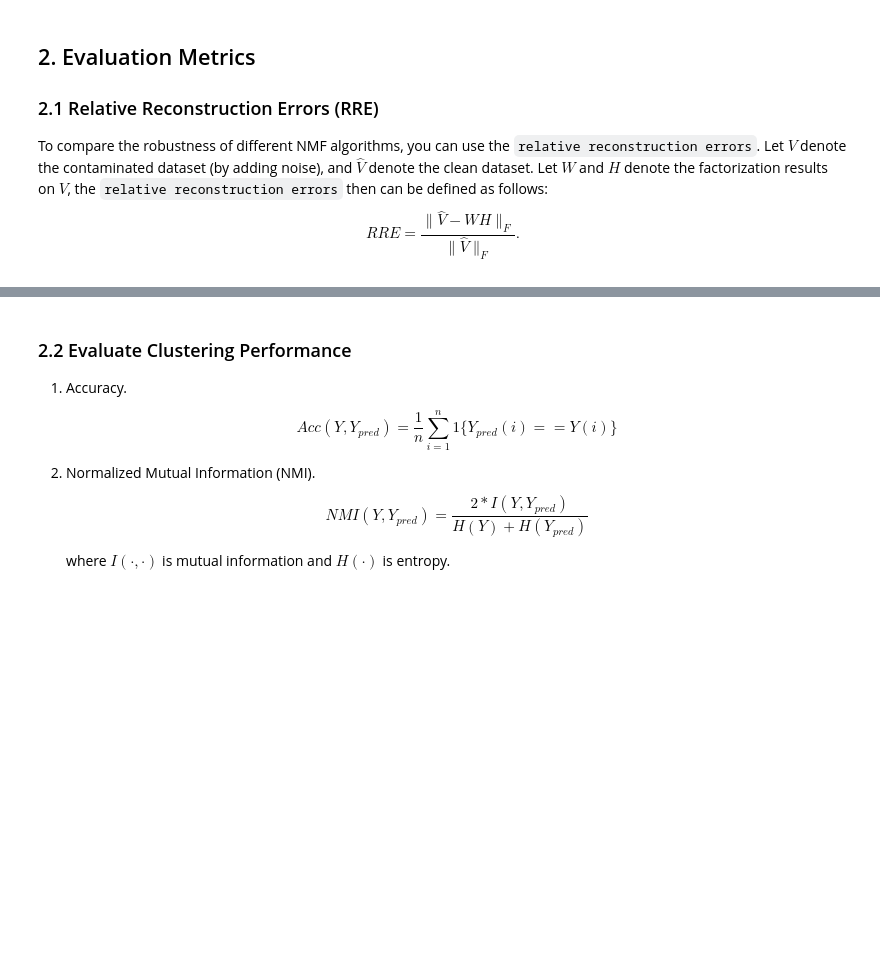
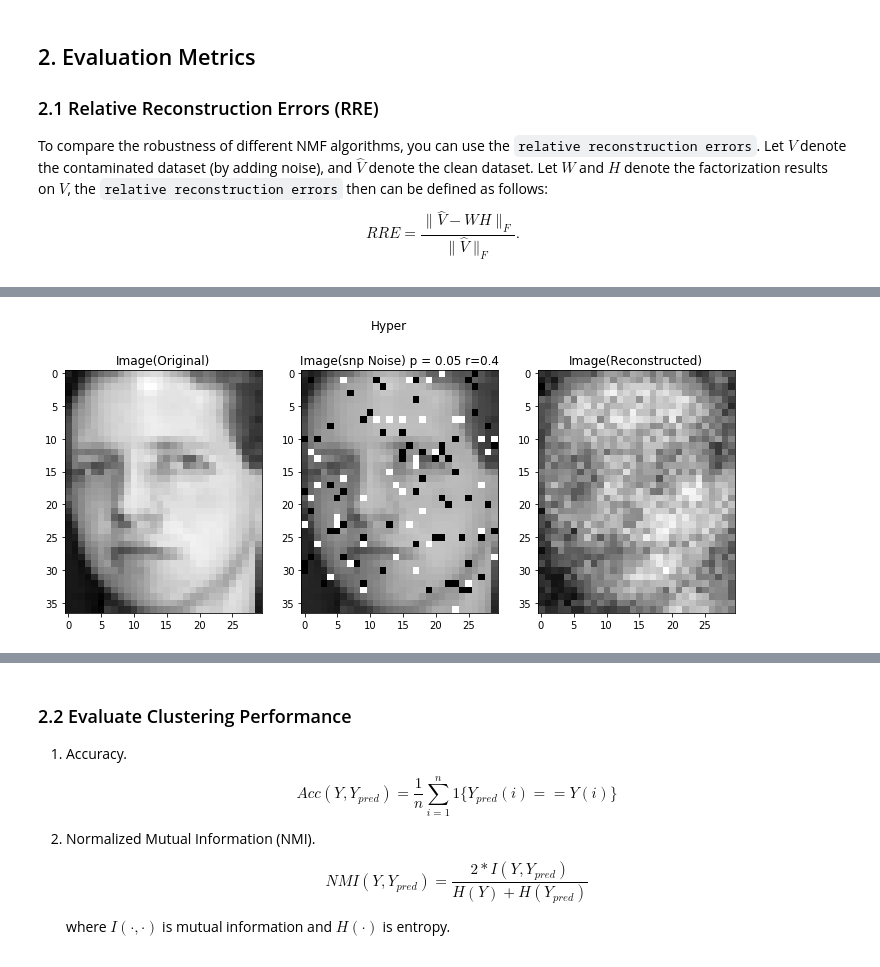
Before and after one commit to Dovermore/COMP5328NMF, a Jupyter notebook: src/assignment1.ipynb, the cells around one changed output, grey strips where cells are left out. Saved outputs shown, nothing was run; the diff lists cells and outputs as text; code cells hidden in the pictures; blank space fills up the shorter version.

```diff
--- a/src/assignment1.ipynb
+++ b/src/assignment1.ipynb
@@ -142,0 +142,41 @@ plt.show()
+# %%
+#Image Reconstruction
+# Hyper
+np.random.seed(0)
+nmf_hyper = NmfHyperEstimator(n_components=50, init="svd") # set n_components to num_classes.
+H = nmf_hyper.fit_transform(V_snp)
+W = nmf_hyper.components_
+
+#Salt n Pepper
+V_snp_reconstructed_hyper = W @ H
+V_snp_reconstructedinv_hyper = scaler.invtransform(V_snp_reconstructed)
+
+
+# L2
+np.random.seed(0)
+nmf_l2 = NmfL2Estimator(n_components=50, init="svd") # set n_components to num_classes.
+H = nmf_l2.fit_transform(V_snp)
+W = nmf_l2.components_
+
+#Salt n Pepper
+V_snp_reconstructed_l2 = W @ H
+V_snp_reconstructedinv_l2 = scaler.invtransform(V_snp_reconstructed)
+# %%
+#Reconstruction (snp noise) using hyper
+#img_size = [i//3 for i in (126, 144)] #CroppedYaleB
+img_size = [i//3 for i in (90, 111)] #ORL
+ind = 2 # index of demo image.
+plt.figure(figsize=(12,5))
+plt.subplot(131)
+plt.imshow(V_hat[:,ind].reshape(img_size[1],img_size[0]), cmap=plt.cm.gray)
+plt.title('Image(Original)')
+plt.subplot(132)
+plt.imshow(V_snp[:,ind].reshape(img_size[1],img_size[0]), cmap=plt.cm.gray)
+plt.title('Image(snp Noise) p = 0.05 r=0.4')
+plt.subplot(133)
+plt.imshow(V_snp_reconstructed_hyper[:,ind].reshape(img_size[1],img_size[0]), cmap=plt.cm.gray)
+plt.title('Image(Reconstructed)')
+plt.suptitle("Hyper")
+plt.show()
+# %% [output]
+[figure, added]
```
Also changed, not shown: parts of 8 cells of this notebook, 5 other files.
